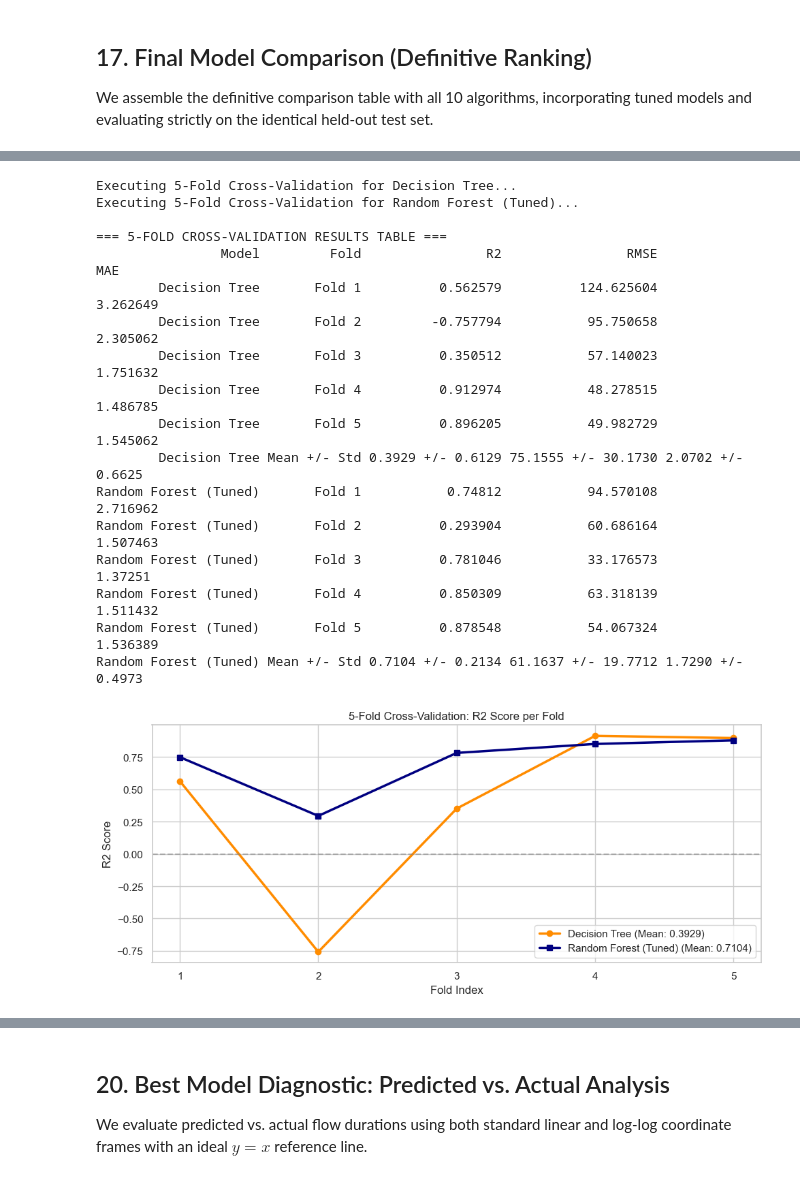
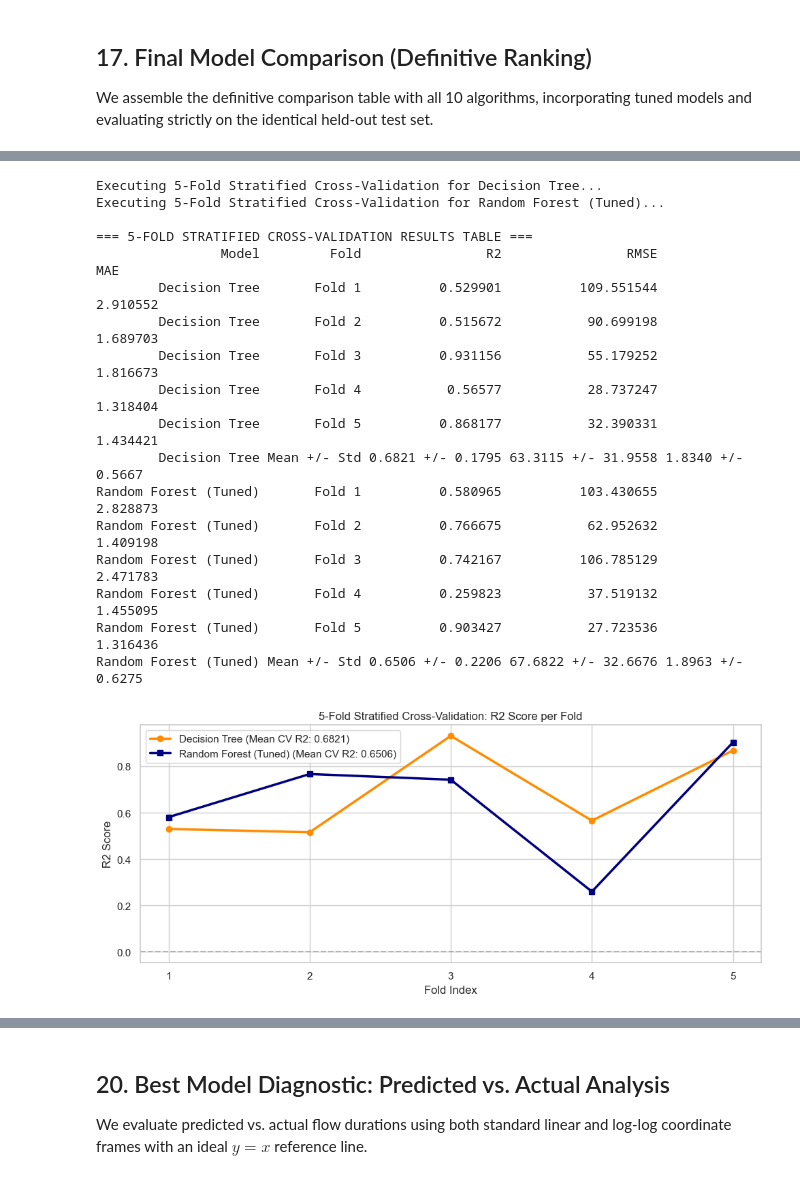
Before and after one commit to likhith1253/ML_Capstone, a Jupyter notebook: regression/regression.ipynb, the cells around one changed output, grey strips where cells are left out. Saved outputs shown, nothing was run; the diff lists cells and outputs as text; code cells hidden in the pictures.

```diff
--- a/regression/regression.ipynb
+++ b/regression/regression.ipynb
@@ -996,11 +1071,11 @@ axes[2].set_xlim(0, 10)
 plt.tight_layout()
 plt.show()
 
-# Programmatically identify top 2 models
-top_1_model_name = final_results_df.iloc[0]['Model']
-top_2_model_name = final_results_df.iloc[1]['Model']
-print(f"Top Model 1: {top_1_model_name} (R2 = {final_results_df.iloc[0]['R2']:.4f})")
-print(f"Top Model 2: {top_2_model_name} (R2 = {final_results_df.iloc[1]['R2']:.4f})")
+# Programmatically identify top 2 models on held-out test set
+top_1_test_model = final_results_df.iloc[0]['Model']
+top_2_test_model = final_results_df.iloc[1]['Model']
+print(f"Highest Held-Out Test Performer: {top_1_test_model} (R2 = {final_results_df.iloc[0]['R2']:.4f})")
+print(f"Second Test Performer:          {top_2_test_model} (R2 = {final_results_df.iloc[1]['R2']:.4f})")
 # %% [output]
 === DEFINITIVE FINAL MODEL COMPARISON (ALL 10 MODELS) ===
                         Model           R2        RMSE       MAE   Status
@@ -1029,18 +1107,19 @@ cv_scoring = {
     'mae': 'neg_mean_absolute_error'
 }
 
-kf = KFold(n_splits=5, shuffle=True, random_state=42)
+target_bins_cv = pd.qcut(y_train, q=10, labels=False, duplicates='drop')
+skf_final = StratifiedKFold(n_splits=5, shuffle=True, random_state=42)
 
 # Model 1: Decision Tree CV
-print(f"Executing 5-Fold Cross-Validation for {top_1_model_name}...")
+print(f"Executing 5-Fold Stratified Cross-Validation for {top_1_test_model}...")
 t0 = time.time()
-cv_top1 = cross_validate(dt_pipe, X_train, y_train, cv=kf, scoring=cv_scoring, n_jobs=-1)
+cv_top1 = cross_validate(dt_pipe, X_train, y_train, cv=skf_final.split(X_train, target_bins_cv), scoring=cv_scoring, n_jobs=-1)
 t_cv_top1 = time.time() - t0
 
 # Model 2: Random Forest (Tuned) CV
-print(f"Executing 5-Fold Cross-Validation for {top_2_model_name}...")
+print(f"Executing 5-Fold Stratified Cross-Validation for {top_2_test_model}...")
 t0 = time.time()
-cv_top2 = cross_validate(best_rf_pipe, X_train, y_train, cv=kf, scoring=cv_scoring)
+cv_top2 = cross_validate(best_rf_pipe, X_train, y_train, cv=skf_final.split(X_train, target_bins_cv), scoring=cv_scoring)
 t_cv_top2 = time.time() - t0
 
 # Format CV Results Table
@@ -1049,14 +1128,14 @@ cv_table_data = []
 # Top 1 Model Folds
 for f_idx in range(5):
     cv_table_data.append({
-        'Model': top_1_model_name,
+        'Model': top_1_test_model,
         'Fold': f"Fold {f_idx + 1}",
         'R2': cv_top1['test_r2'][f_idx],
         'RMSE': -cv_top1['test_rmse'][f_idx],
         'MAE': -cv_top1['test_mae'][f_idx]
     })
 cv_table_data.append({
-    'Model': top_1_model_name,
+    'Model': top_1_test_model,
     'Fold': 'Mean +/- Std',
     'R2': f"{cv_top1['test_r2'].mean():.4f} +/- {cv_top1['test_r2'].std():.4f}",
     'RMSE': f"{-cv_top1['test_rmse'].mean():.4f} +/- {cv_top1['test_rmse'].std():.4f}",
@@ -1066,53 +1145,53 @@ cv_table_data.append({
 # Top 2 Model Folds
 for f_idx in range(5):
     cv_table_data.append({
-        'Model': top_2_model_name,
+        'Model': top_2_test_model,
         'Fold': f"Fold {f_idx + 1}",
         'R2': cv_top2['test_r2'][f_idx],
         'RMSE': -cv_top2['test_rmse'][f_idx],
         'MAE': -cv_top2['test_mae'][f_idx]
     })
 cv_table_data.append({
-    'Model': top_2_model_name,
+    'Model': top_2_test_model,
     'Fold': 'Mean +/- Std',
     'R2': f"{cv_top2['test_r2'].mean():.4f} +/- {cv_top2['test_r2'].std():.4f}",
     'RMSE': f"{-cv_top2['test_rmse'].mean():.4f} +/- {cv_top2['test_rmse'].std():.4f}",
     'MAE': f"{-cv_top2['test_mae'].mean():.4f} +/- {cv_top2['test_mae'].std():.4f}"
 })
 
 cv_df = pd.DataFrame(cv_table_data)
-print(); print("=== 5-FOLD CROSS-VALIDATION RESULTS TABLE ===")
+print(); print("=== 5-FOLD STRATIFIED CROSS-VALIDATION RESULTS TABLE ===")
 print(cv_df.to_string(index=False))
 
 # Plot Fold-by-Fold R2 Scores
 fig, ax = plt.subplots(figsize=(10, 4.5))
 folds_x = np.arange(1, 6)
-ax.plot(folds_x, cv_top1['test_r2'], marker='o', lw=2.5, label=f"{top_1_model_name} (Mean: {cv_top1['test_r2'].mean():.4f})", color='darkorange')
-ax.plot(folds_x, cv_top2['test_r2'], marker='s', lw=2.5, label=f"{top_2_model_name} (Mean: {cv_top2['test_r2'].mean():.4f})", color='navy')
+ax.plot(folds_x, cv_top1['test_r2'], marker='o', lw=2.5, label=f"{top_1_test_model} (Mean CV R2: {cv_top1['test_r2'].mean():.4f})", color='darkorange')
+ax.plot(folds_x, cv_top2['test_r2'], marker='s', lw=2.5, label=f"{top_2_test_model} (Mean CV R2: {cv_top2['test_r2'].mean():.4f})", color='navy')
 ax.axhline(0, color='gray', linestyle='--', alpha=0.5)
-ax.set_title("5-Fold Cross-Validation: R2 Score per Fold", fontsize=12)
+ax.set_title("5-Fold Stratified Cross-Validation: R2 Score per Fold", fontsize=12)
 ax.set_xlabel("Fold Index")
 ax.set_ylabel("R2 Score")
 ax.set_xticks(folds_x)
 ax.legend()
 plt.tight_layout()
 plt.show()
 # %% [output]
-Executing 5-Fold Cross-Validation for Decision Tree...
-Executing 5-Fold Cross-Validation for Random Forest (Tuned)...
+Executing 5-Fold Stratified Cross-Validation for Decision Tree...
+Executing 5-Fold Stratified Cross-Validation for Random Forest (Tuned)...
 
-=== 5-FOLD CROSS-VALIDATION RESULTS TABLE ===
+=== 5-FOLD STRATIFIED CROSS-VALIDATION RESULTS TABLE ===
                 Model         Fold                R2                RMSE               MAE
-        Decision Tree       Fold 1          0.562579          124.625604          3.262649
-        Decision Tree       Fold 2         -0.757794           95.750658          2.305062
-        Decision Tree       Fold 3          0.350512           57.140023          1.751632
-        Decision Tree       Fold 4          0.912974           48.278515          1.486785
-        Decision Tree       Fold 5          0.896205           49.982729          1.545062
-        Decision Tree Mean +/- Std 0.3929 +/- 0.6129 75.1555 +/- 30.1730 2.0702 +/- 0.6625
-Random Forest (Tuned)       Fold 1           0.74812           94.570108          2.716962
-Random Forest (Tuned)       Fold 2          0.293904           60.686164          1.507463
-Random Forest (Tuned)       Fold 3          0.781046           33.176573           1.37251
-Random Forest (Tuned)       Fold 4          0.850309           63.318139          1.511432
-Random Forest (Tuned)       Fold 5          0.878548           54.067324          1.536389
-Random Forest (Tuned) Mean +/- Std 0.7104 +/- 0.2134 61.1637 +/- 19.7712 1.7290 +/- 0.4973
+        Decision Tree       Fold 1          0.529901          109.551544          2.910552
+        Decision Tree       Fold 2          0.515672           90.699198          1.689703
+        Decision Tree       Fold 3          0.931156           55.179252          1.816673
+        Decision Tree       Fold 4           0.56577           28.737247          1.318404
+        Decision Tree       Fold 5          0.868177           32.390331          1.434421
+        Decision Tree Mean +/- Std 0.6821 +/- 0.1795 63.3115 +/- 31.9558 1.8340 +/- 0.5667
+Random Forest (Tuned)       Fold 1          0.580965          103.430655          2.828873
+Random Forest (Tuned)       Fold 2          0.766675           62.952632          1.409198
+Random Forest (Tuned)       Fold 3          0.742167          106.785129          2.471783
+Random Forest (Tuned)       Fold 4          0.259823           37.519132          1.455095
+Random Forest (Tuned)       Fold 5          0.903427           27.723536          1.316436
+Random Forest (Tuned) Mean +/- Std 0.6506 +/- 0.2206 67.6822 +/- 32.6676 1.8963 +/- 0.6275
-[figure, old version]
+[figure, new version]
```
Also changed, not shown: parts of 62 cells of this notebook, 2 other files.
